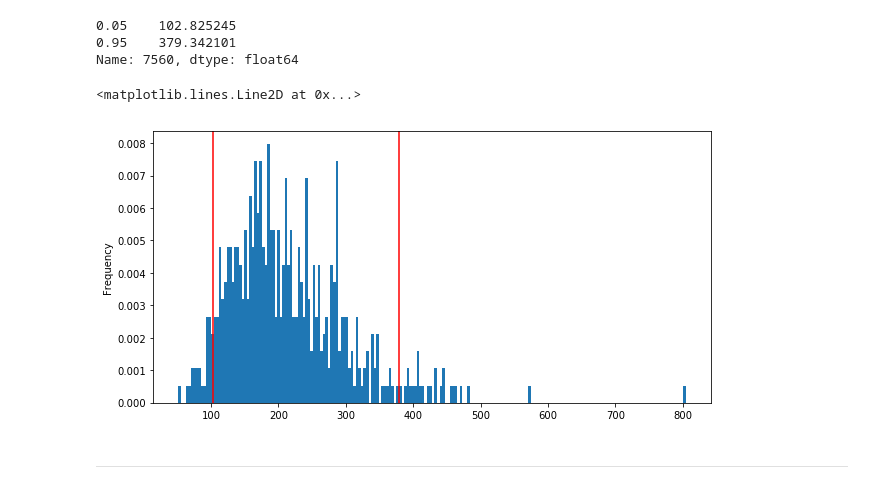
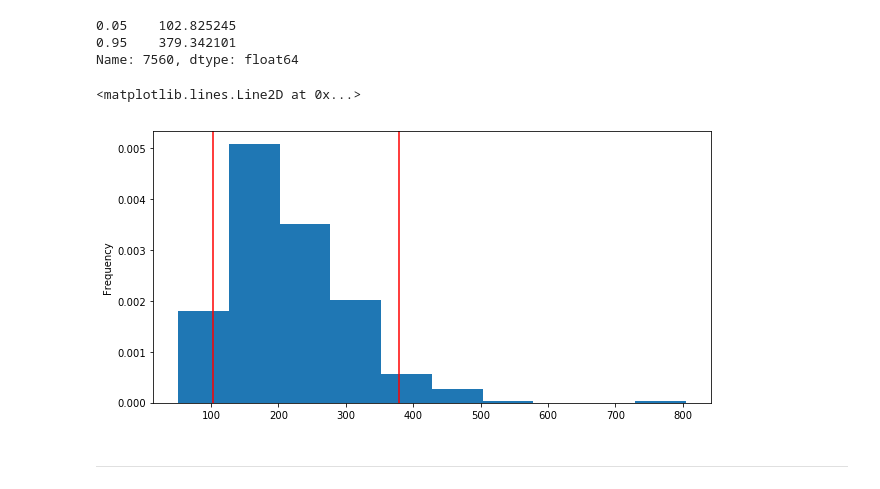
Before and after one commit to brettauc/API-homework, a Jupyter notebook: Code/portfolio_planner.ipynb, the cells around one changed output. Drawn from its saved outputs; the diff is of its cells as text; code cells hidden in the pictures.

```diff
--- a/Code/portfolio_planner.ipynb
+++ b/Code/portfolio_planner.ipynb
@@ -203,12 +203,12 @@ Name: 7560, dtype: float64
 # %%
 # Visualize the distribution of the ending returns
 plt.figure();
-final_cumulative_returns.plot(kind='hist', density=True, bins=200, figsize=(10,5))
+final_cumulative_returns.plot(kind='hist', density=True, figsize=(10,5))
 plt.axvline(confidence_interval.iloc[0], color='r')
 plt.axvline(confidence_interval.iloc[1], color='r')
 # %% [output]
 <matplotlib.lines.Line2D at 0x...>
-[figure, old version]
+[figure, new version]
 # %% [markdown]
 ---
 # %% [markdown]
```
Also changed, not shown: 1 other file.
